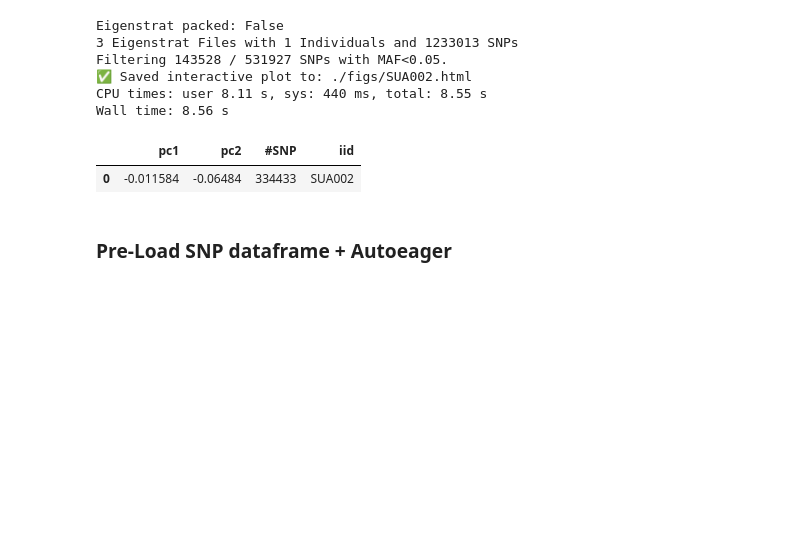
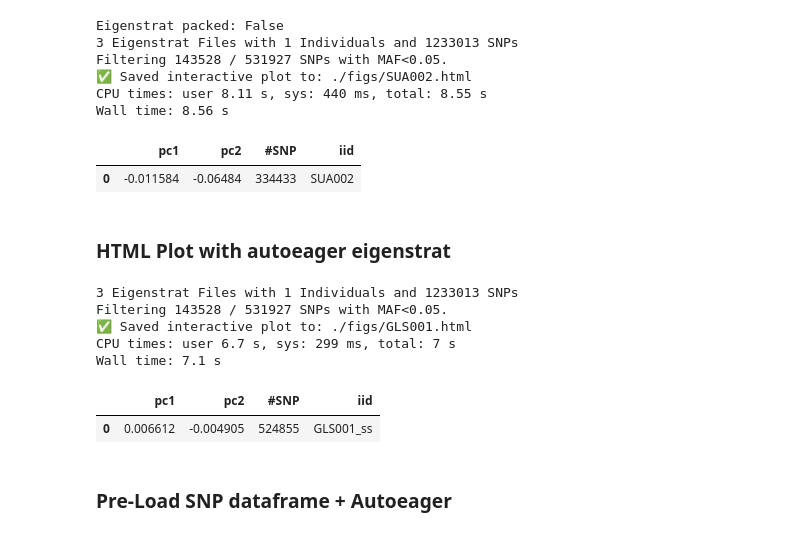
Before and after one commit to hringbauer/projectPCA, a Jupyter notebook: notebooks/proj_es.ipynb, the cells around one changed output. Drawn from its saved outputs; the diff is of its cells as text; code cells hidden in the pictures; blank space fills up the shorter version.

```diff
--- a/notebooks/proj_es.ipynb
+++ b/notebooks/proj_es.ipynb
@@ -62,6 +62,21 @@ CPU times: user 8.11 s, sys: 440 ms, total: 8.55 s
 Wall time: 8.56 s
 |  | pc1 | pc2 | #SNP | iid |
 | 0 | -0.011584 | -0.06484 | 334433 | SUA002 |
+# %% [markdown]
+### HTML Plot with autoeager eigenstrat
+# %%
+%%time
+df_proj = project_eigenstrat(es_path="/mnt/archgen/Autorun_eager/eager_outputs/RP/GLS/GLS001/genotyping/pileupcaller.single",
+                   pca="HO", es_type="autoeager", fig_path='./figs/GLS001.html')
+df_proj
+# %% [output]
+3 Eigenstrat Files with 1 Individuals and 1233013 SNPs
+Filtering 143528 / 531927 SNPs with MAF<0.05.
+✅ Saved interactive plot to: ./figs/GLS001.html
+CPU times: user 6.7 s, sys: 299 ms, total: 7 s
+Wall time: 7.1 s
+|  | pc1 | pc2 | #SNP | iid |
+| 0 | 0.006612 | -0.004905 | 524855 | GLS001_ss |
 # %% [markdown]
 ### Pre-Load SNP dataframe + Autoeager
 # %%
```
Also changed, not shown: parts of 8 cells of this notebook, 5 other files.
